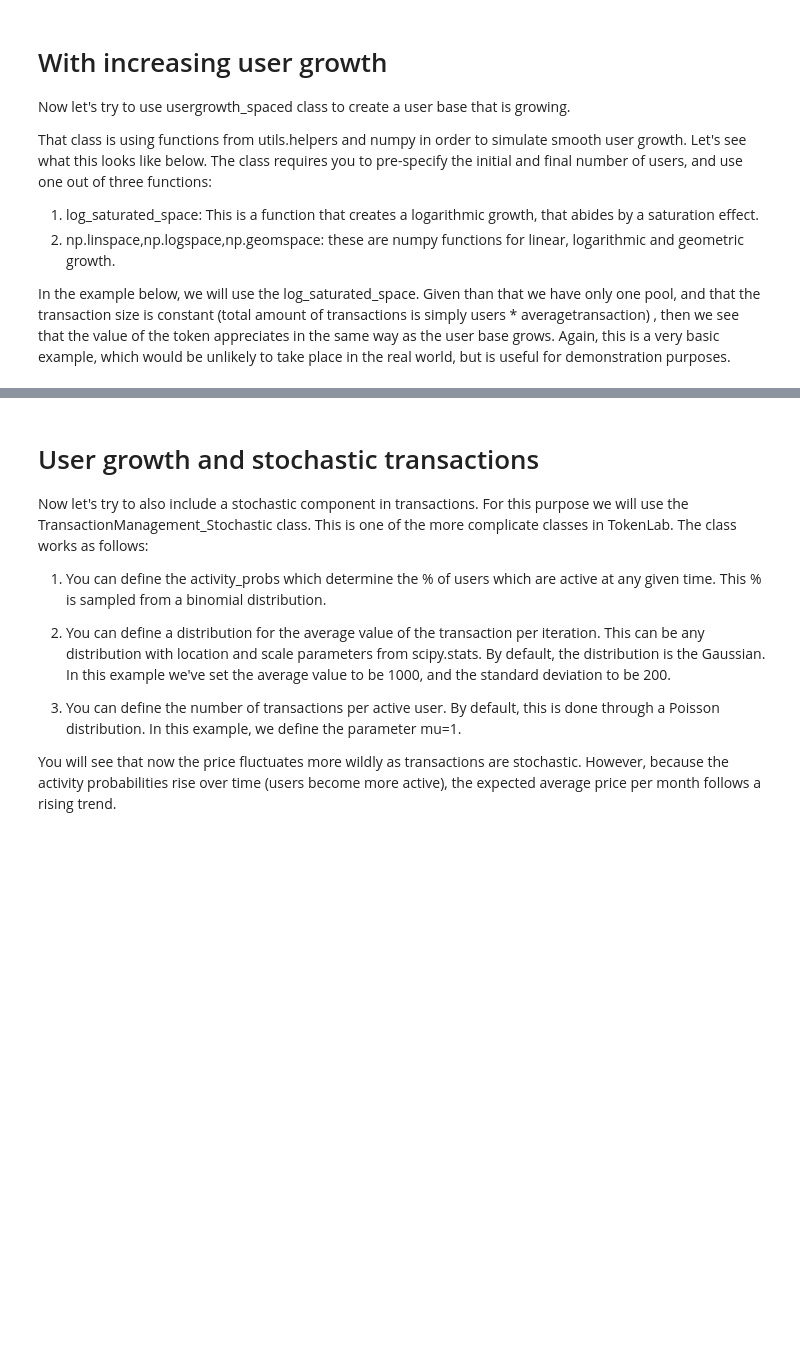
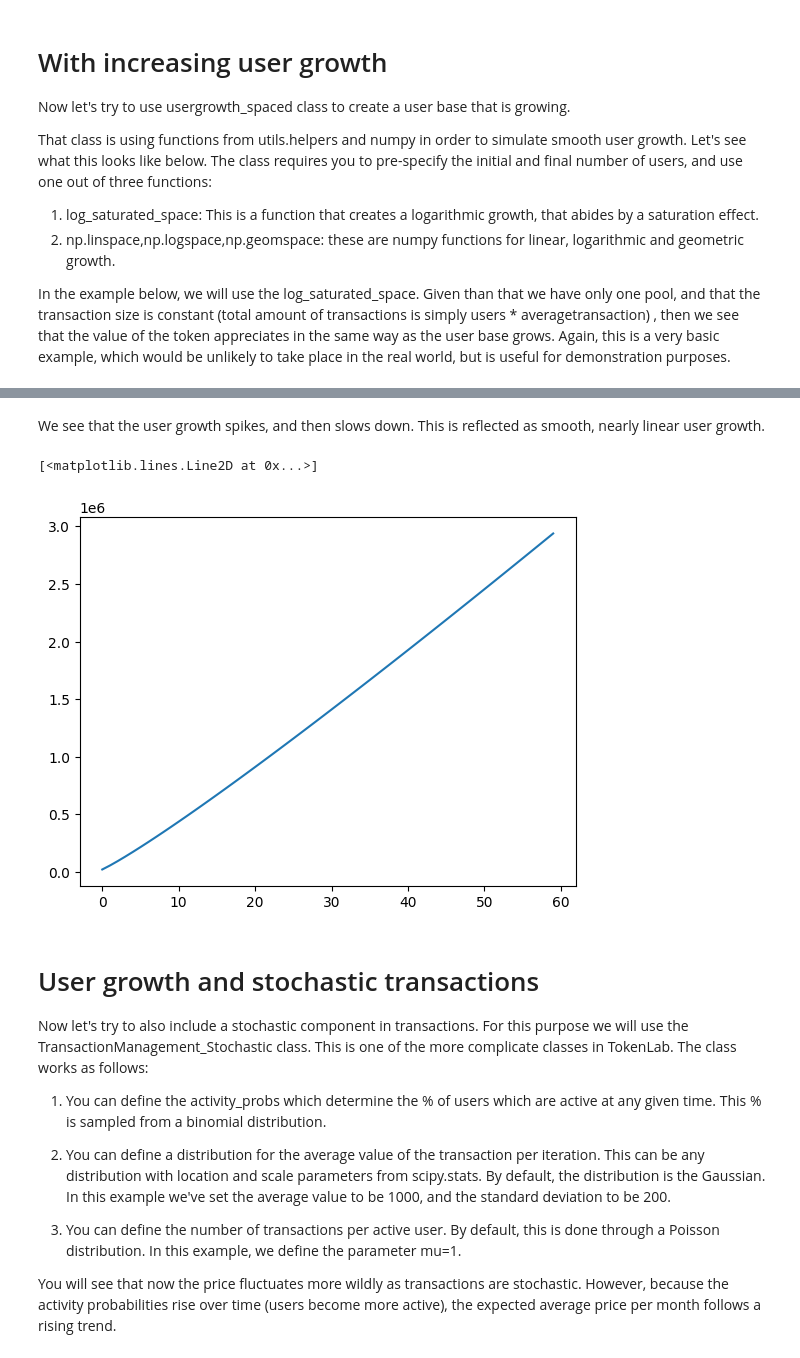
Before and after one commit to stelios12312312/TokenLab, a Jupyter notebook: notebooks/Simple token economy with all transactions in fiat.ipynb, the cells around one changed output, grey strips where cells are left out. Drawn from its saved outputs; the diff is of its cells as text; code cells hidden in the pictures; blank space fills up the shorter version.

Commit message:
added adaptive agent pools

```diff
--- a/notebooks/Simple token economy with all transactions in fiat.ipynb
+++ b/notebooks/Simple token economy with all transactions in fiat.ipynb
@@ -125,3 +137,16 @@ plot
+# %% [markdown]
+We see that the user growth spikes, and then slows down. This is reflected as smooth, nearly linear user growth.
+# %%
+te=TokenEconomy_Basic(holding_time=HOLDING_TIME,supply=SUPPLY,token='tokenA',initial_price=INITIAL_PRICE)
+te.add_agent_pools([ap_fiat])
+
+for i in range(ITERATIONS):
+    te.execute()
+
+plt.plot(te._num_users_store)
+# %% [output]
+[<matplotlib.lines.Line2D at 0x...>]
+[figure, added]
 # %% [markdown]
 # User growth and stochastic transactions
 
```
Also changed, not shown: parts of 13 cells of this notebook, 14 other files.
